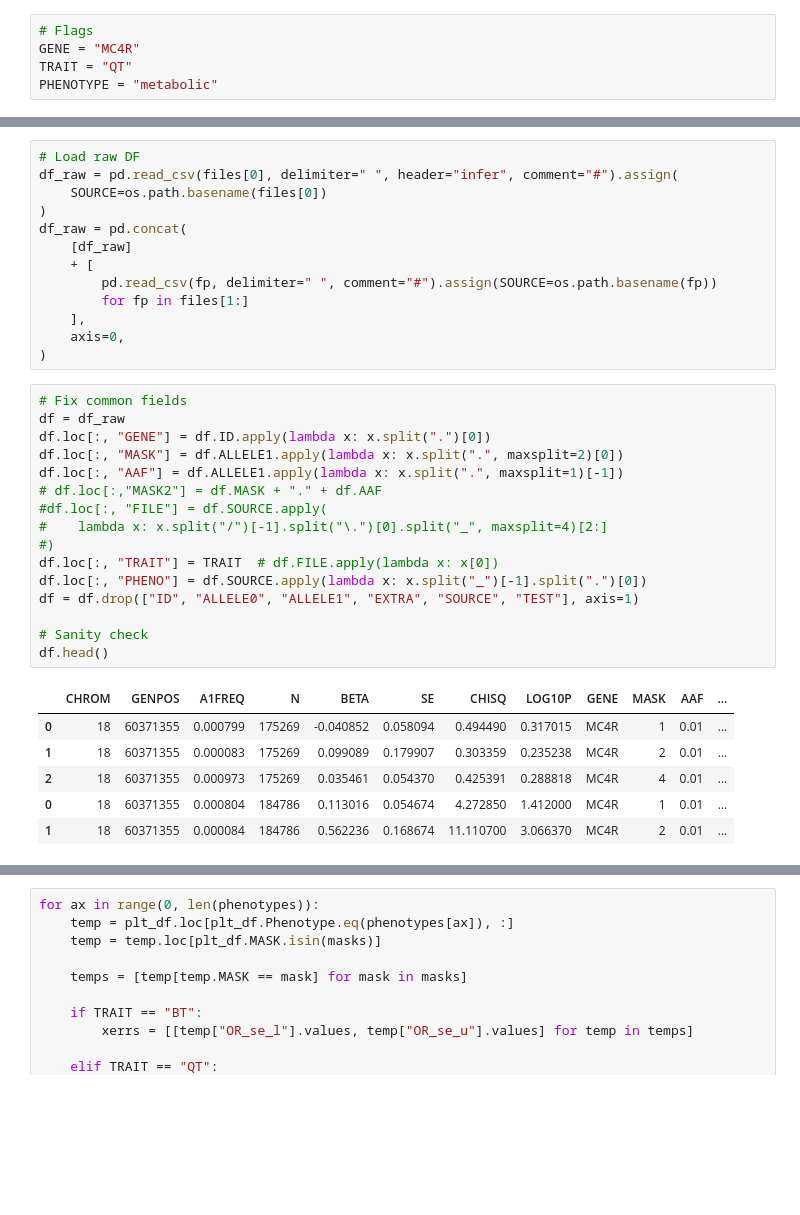
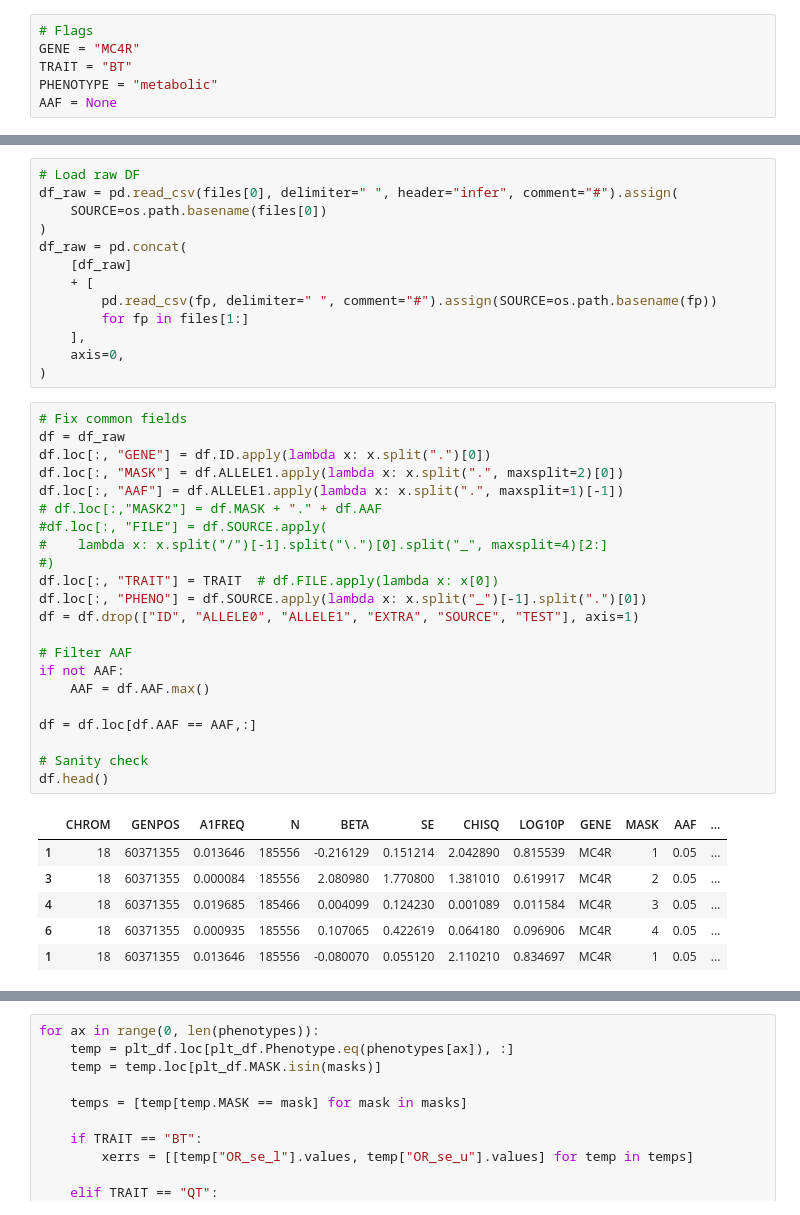
Before and after one commit to HauserGroup/gogoGPCR, a Jupyter notebook: notebooks/4_process_results.ipynb, the cells around one changed output, grey strips where cells are left out. Cells and saved outputs as stored; diff of their text form; blank space fills up the shorter version.

```diff
--- a/notebooks/4_process_results.ipynb
+++ b/notebooks/4_process_results.ipynb
@@ -18,8 +18,9 @@ Path("../tmp").resolve().mkdir(parents=True, exist_ok=True)
 # %%
 # Flags
 GENE = "MC4R"
-TRAIT = "QT"
+TRAIT = "BT"
 PHENOTYPE = "metabolic"
+AAF = None
 # %%
 # sc = pyspark.SparkContext()
 # spark = pyspark.sql.SparkSession(sc)
@@ -62,26 +63,32 @@ df_raw = pd.concat(
 # %%
 # Fix common fields
 df = df_raw
 df.loc[:, "GENE"] = df.ID.apply(lambda x: x.split(".")[0])
 df.loc[:, "MASK"] = df.ALLELE1.apply(lambda x: x.split(".", maxsplit=2)[0])
 df.loc[:, "AAF"] = df.ALLELE1.apply(lambda x: x.split(".", maxsplit=1)[-1])
 # df.loc[:,"MASK2"] = df.MASK + "." + df.AAF
 #df.loc[:, "FILE"] = df.SOURCE.apply(
 #    lambda x: x.split("/")[-1].split("\.")[0].split("_", maxsplit=4)[2:]
 #)
 df.loc[:, "TRAIT"] = TRAIT  # df.FILE.apply(lambda x: x[0])
 df.loc[:, "PHENO"] = df.SOURCE.apply(lambda x: x.split("_")[-1].split(".")[0])
 df = df.drop(["ID", "ALLELE0", "ALLELE1", "EXTRA", "SOURCE", "TEST"], axis=1)
 
+# Filter AAF
+if not AAF:
+    AAF = df.AAF.max()
+
+df = df.loc[df.AAF == AAF,:]
+
 # Sanity check
 df.head()
 # %% [output]
 |  | CHROM | GENPOS | A1FREQ | N | BETA | SE | CHISQ | LOG10P | GENE | MASK | AAF | ... |
-| 0 | 18 | 60371355 | 0.000799 | 175269 | -0.040852 | 0.058094 | 0.494490 | 0.317015 | MC4R | 1 | 0.01 | ... |
-| 1 | 18 | 60371355 | 0.000083 | 175269 | 0.099089 | 0.179907 | 0.303359 | 0.235238 | MC4R | 2 | 0.01 | ... |
-| 2 | 18 | 60371355 | 0.000973 | 175269 | 0.035461 | 0.054370 | 0.425391 | 0.288818 | MC4R | 4 | 0.01 | ... |
-| 0 | 18 | 60371355 | 0.000804 | 184786 | 0.113016 | 0.054674 | 4.272850 | 1.412000 | MC4R | 1 | 0.01 | ... |
-| 1 | 18 | 60371355 | 0.000084 | 184786 | 0.562236 | 0.168674 | 11.110700 | 3.066370 | MC4R | 2 | 0.01 | ... |
+| 1 | 18 | 60371355 | 0.013646 | 185556 | -0.216129 | 0.151214 | 2.042890 | 0.815539 | MC4R | 1 | 0.05 | ... |
+| 3 | 18 | 60371355 | 0.000084 | 185556 | 2.080980 | 1.770800 | 1.381010 | 0.619917 | MC4R | 2 | 0.05 | ... |
+| 4 | 18 | 60371355 | 0.019685 | 185466 | 0.004099 | 0.124230 | 0.001089 | 0.011584 | MC4R | 3 | 0.05 | ... |
+| 6 | 18 | 60371355 | 0.000935 | 185556 | 0.107065 | 0.422619 | 0.064180 | 0.096906 | MC4R | 4 | 0.05 | ... |
+| 1 | 18 | 60371355 | 0.013646 | 185556 | -0.080070 | 0.055120 | 2.110210 | 0.834697 | MC4R | 1 | 0.05 | ... |
 # %%
 # Filters
 bt = df.TRAIT == "BT"
```
Also changed, not shown: parts of 4 cells of this notebook.
